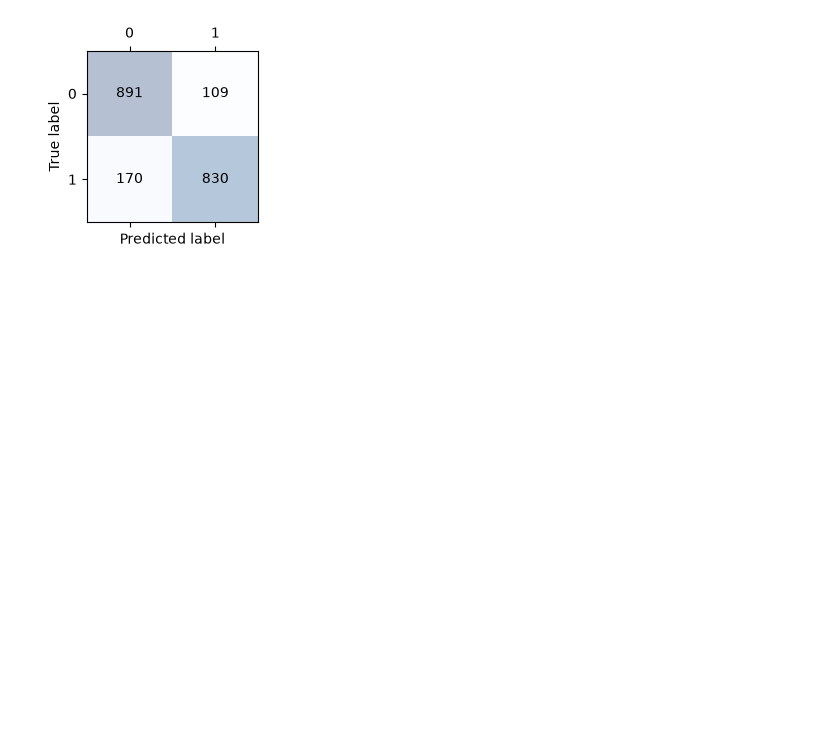
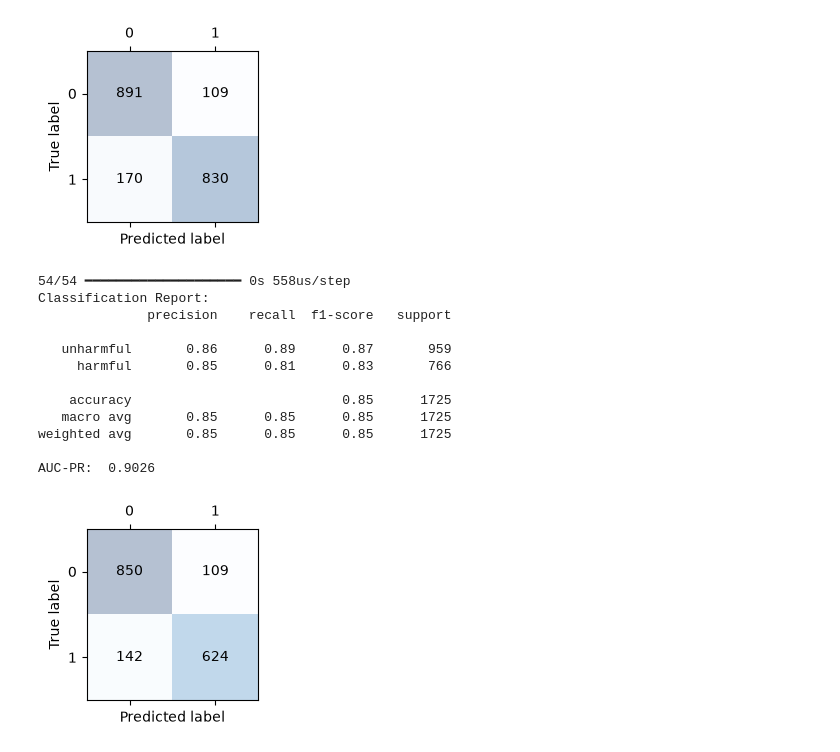
Before and after one commit to strouddm/project-jail-break, a Jupyter notebook: notebooks/02_rachel_ffnn_models.ipynb, the cells around one changed output. Saved outputs shown, nothing was run; the diff lists cells and outputs as text; code cells hidden in the pictures; blank space fills up the shorter version.

Commit message:
lower thresholds

```diff
--- a/notebooks/02_rachel_ffnn_models.ipynb
+++ b/notebooks/02_rachel_ffnn_models.ipynb
@@ -1078,3 +1043,34 @@ weighted avg       0.86      0.86      0.86      2000
 
 AUC-PR:  0.9264
 [figure]
+# %%
+# Trying a new threshold for determining harm: 0.4 instead of 0.5
+
+# Evaluate on single-turn test set
+Y_pred_prob = model_best.predict(X_test_s)
+Y_pred = (Y_pred_prob >= 0.4).astype(int)
+
+# Classification report
+print("Classification Report:")
+print(classification_report(Y_test_s, Y_pred, target_names=['unharmful', 'harmful']))
+
+# AUC-ROC and AUC-PR
+roc_auc = roc_auc_score(Y_test_s, Y_pred_prob)
+avg_precision = average_precision_score(Y_test_s, Y_pred_prob)
+print(f'AUC-PR:  {np.round(avg_precision, 4)}')
+
+confusion_matrix_plot(confusion_matrix(Y_test_s, Y_pred))
+# %% [output]
+54/54 ━━━━━━━━━━━━━━━━━━━━ 0s 558us/step
+Classification Report:
+              precision    recall  f1-score   support
+
+   unharmful       0.86      0.89      0.87       959
+     harmful       0.85      0.81      0.83       766
+
+    accuracy                           0.85      1725
+   macro avg       0.85      0.85      0.85      1725
+weighted avg       0.85      0.85      0.85      1725
+
+AUC-PR:  0.9026
+[figure, added]
```
Also changed, not shown: parts of 17 cells of this notebook.
